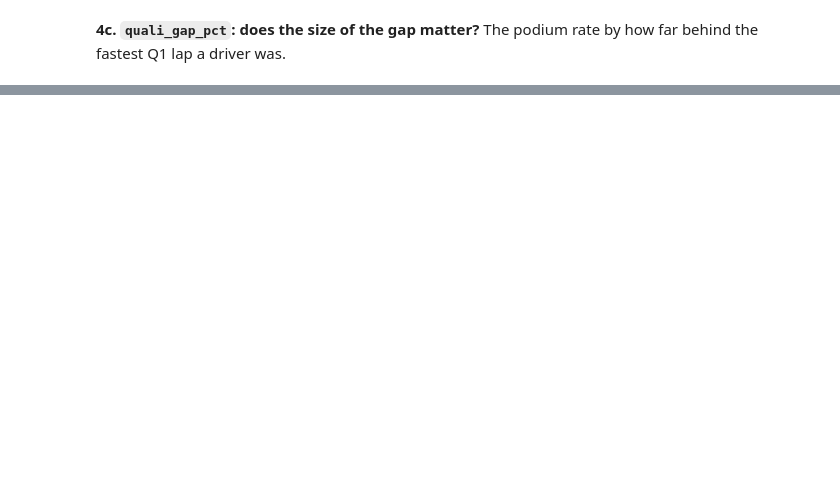
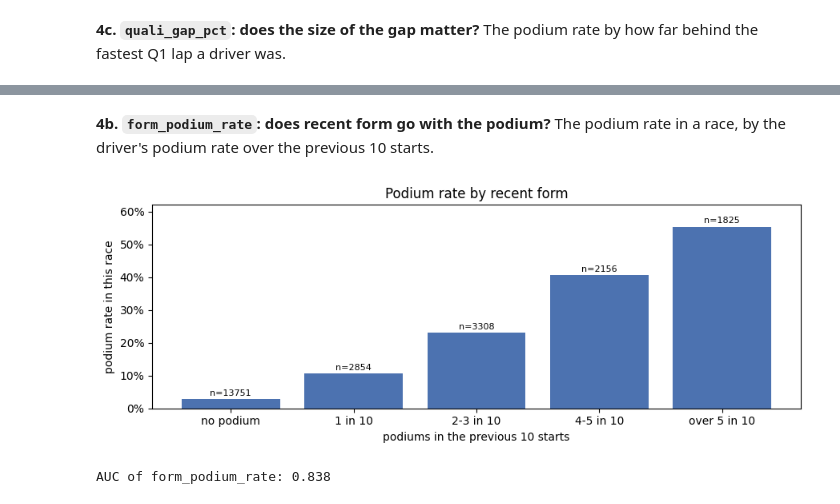
Before and after one commit to sal-tarek/ACL_F1_Predictions, a Jupyter notebook: acl_milestone1.ipynb, the cells around one changed output, grey strips where cells are left out. Drawn from its saved outputs; the diff is of its cells as text; code cells hidden in the pictures; blank space fills up the shorter version.

```diff
--- a/acl_milestone1.ipynb
+++ b/acl_milestone1.ipynb
@@ -7039,6 +7041,12 @@ fe = (results_unique[['resultId', 'raceId', 'driverId', 'constructorId', 'grid',
 fe['podium'] = (fe.positionOrder <= 3).astype(int)    # the target, never a feature
 model_rows = ~fe.never_ran & ~fe.is_indy500           # the rows the model will be trained and tested on
 
+def auc(feature, target):
+    """Chance that a random podium start has a higher feature value than a random non-podium start (0.5 = no better than chance)."""
+    known = feature.notna()
+    f, t = feature[known], target[known]
+    return stats.mannwhitneyu(f[t == 1], f[t == 0]).statistic / ((t == 1).sum() * (t == 0).sum())
+
 print('rows:', len(fe), '| model rows:', int(model_rows.sum()), '| podium rate in model rows:',
       f'{fe.loc[model_rows, "podium"].mean():.1%}')
 # %% [output]
@@ -7198,0 +7275,10 @@ Spearman correlation with podium: quali_gap_pct -0.40
+# %%
+g = fe[model_rows]
+trial = []
+for n in [3, 5, 10, 20, 30, 50]:
+    rate, finish = past_mean('podium', n), past_mean('positionOrder', n)
+    trial.append({'last N starts': n, 'AUC podium rate': auc(rate, hist.podium),
+                  'AUC average finish': auc(-finish, hist.podium)})      # minus: a smaller position is better
+display(pd.DataFrame(trial).style.format({'AUC podium rate': '{:.3f}', 'AUC average finish': '{:.3f}'}).hide(axis='index')
+        .set_caption('Driver form: which window and which summary? (AUC, model rows)'))
+print(f"correlation between the two summaries at N = 10: {stats.spearmanr(past_mean('podium', 10), past_mean('positionOrder', 10), nan_policy='omit')[0]:.2f}")
@@ -7198,0 +7295,20 @@ Spearman correlation with podium: quali_gap_pct -0.40
+# %% [markdown]
+**4b. `form_podium_rate`: does recent form go with the podium?** The podium rate in a race, by the driver's podium rate over the previous 10 starts.
+# %%
+g = fe[model_rows & fe.form_podium_rate.notna()]
+levels = pd.cut(g.form_podium_rate, [-0.01, 0, 0.1, 0.3, 0.5, 1],
+                labels=['no podium', '1 in 10', '2-3 in 10', '4-5 in 10', 'over 5 in 10'])
+by_form = g.groupby(levels, observed=True).podium.agg(['size', 'mean'])
+
+fig, ax = plt.subplots(figsize=(9, 3.5))
+ax.bar(by_form.index.astype(str), by_form['mean'], color='#4C72B0')
+for i, (n, r) in enumerate(zip(by_form['size'], by_form['mean'])):
+    ax.text(i, r + 0.01, f'n={n}', ha='center', fontsize=8)
+ax.set_ylim(0, by_form['mean'].max() * 1.12)
+ax.yaxis.set_major_formatter(plt.FuncFormatter(lambda v, _: f'{v:.0%}'))
+ax.set(xlabel='podiums in the previous 10 starts', ylabel='podium rate in this race', title='Podium rate by recent form')
+plt.tight_layout(); plt.show()
+print(f'AUC of form_podium_rate: {auc(g.form_podium_rate, g.podium):.3f}')
+# %% [output]
+[figure, added]
+AUC of form_podium_rate: 0.838
```
Also changed, not shown: parts of 77 cells of this notebook.
